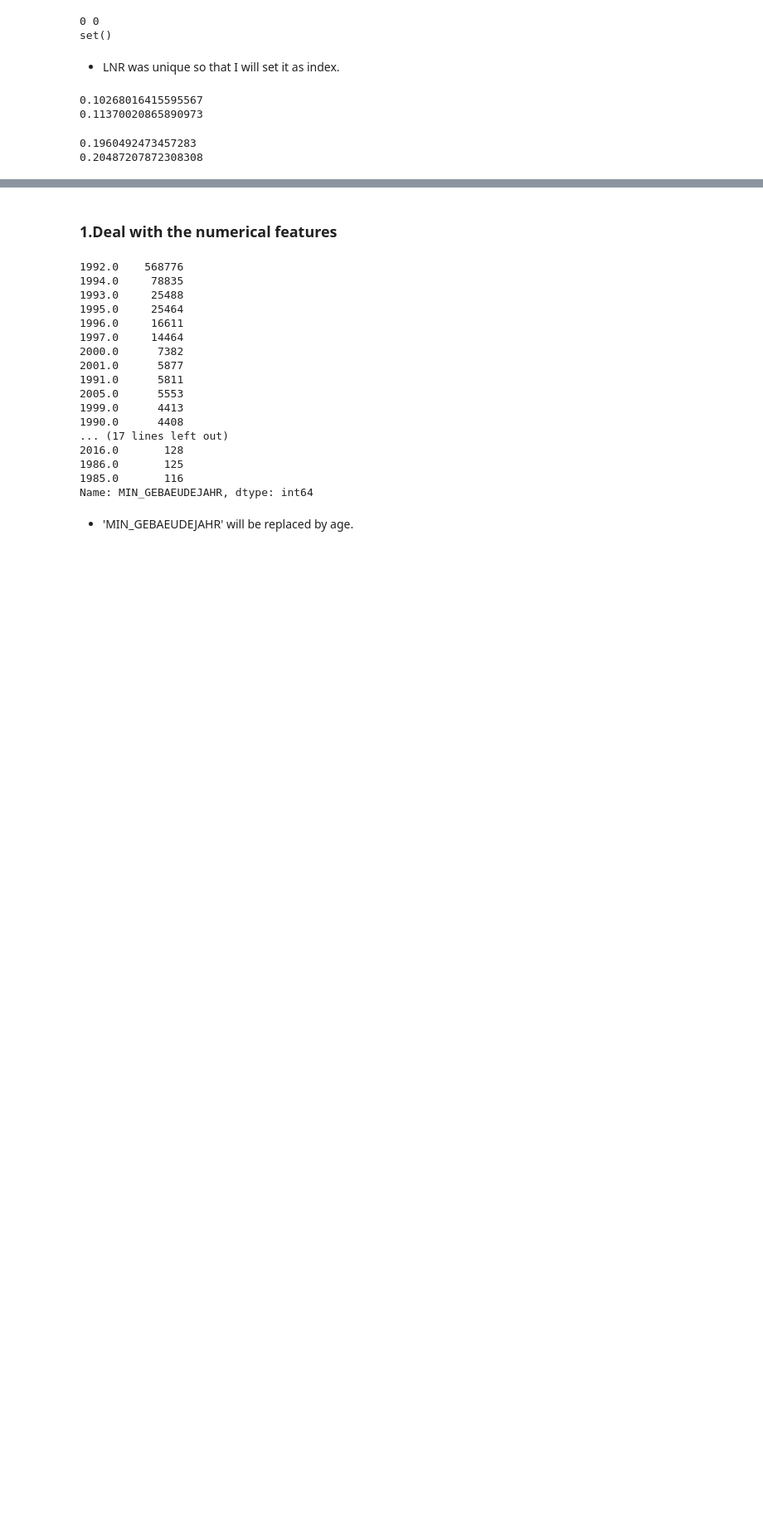
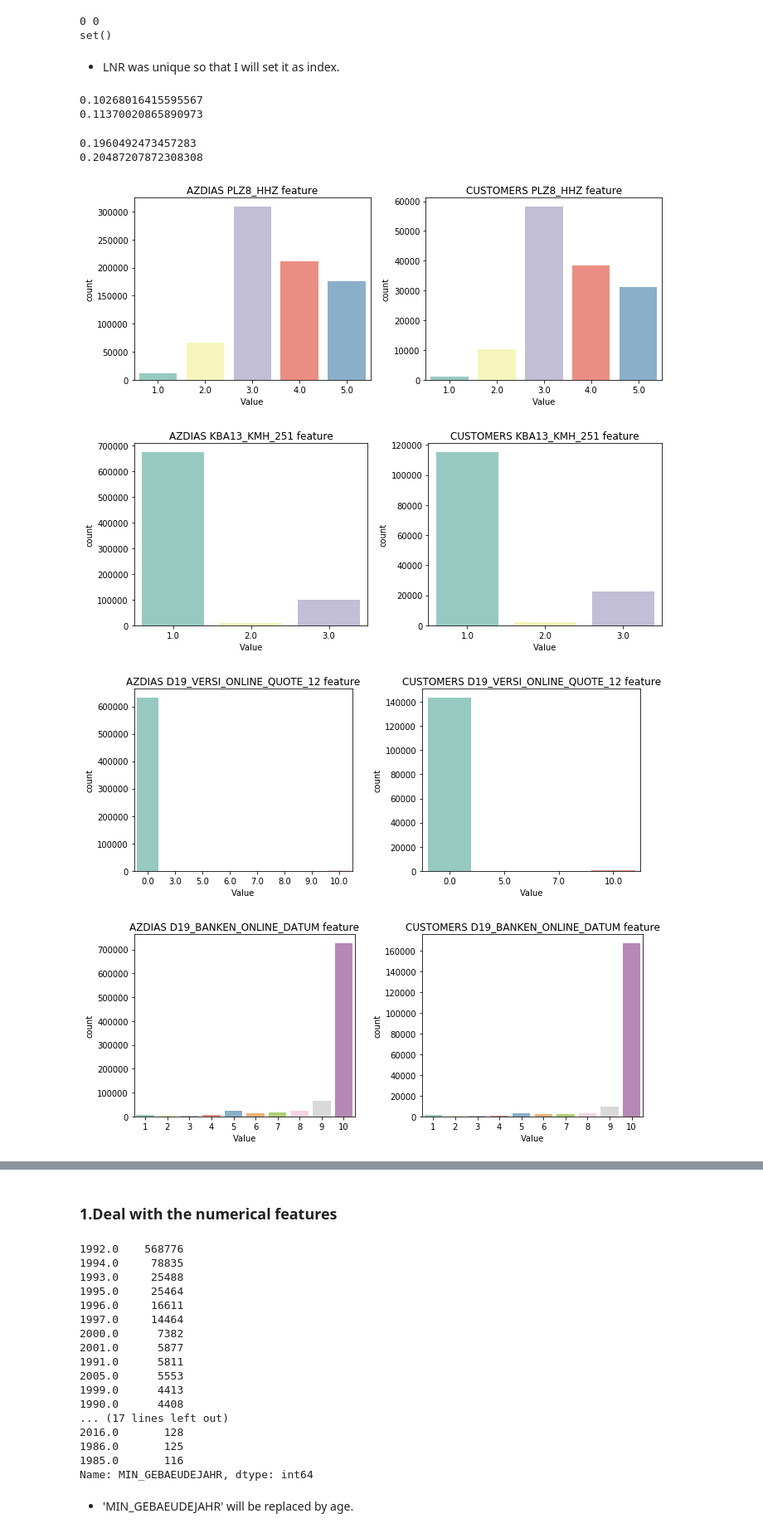
Before and after one commit to xueweiyema/ArvatoProject, a Jupyter notebook: Arvato Project Workbook.ipynb, the cells around one changed output, grey strips where cells are left out. Shown at 83% size. Saved outputs shown, nothing was run; the diff lists cells and outputs as text; code cells hidden in the pictures; blank space fills up the shorter version.

```diff
--- a/Arvato Project Workbook.ipynb
+++ b/Arvato Project Workbook.ipynb
@@ -214,3 +218,14 @@ print(my_customers.isnull().mean().mean())
 # %% [output]
 0.1960492473457283
 0.20487207872308308
+# %%
+def azdias_customers_plot(column):
+    fig, (ax1, ax2) = plt.subplots(figsize=(10,4), ncols=2)
+    sns.countplot(x = column, data=azdias, ax=ax1, palette="Set3")
+    ax1.set_xlabel('Value')
+    ax1.set_title('AZDIAS '+column+' feature')
+    sns.countplot(x = column, data=customers, ax=ax2, palette="Set3")
+    ax2.set_xlabel('Value')
+    ax2.set_title('CUSTOMERS '+column+' feature')
+    fig.tight_layout()
+    plt.show()
@@ -216,0 +234,8 @@ print(my_customers.isnull().mean().mean())
+# %%
+for i in random.sample(range(0,len(azdias.columns)-1),10):
+    azdias_customers_plot(azdias.columns[i])
+# %% [output]
+[figure, added]
+[figure, added]
+[figure, added]
+[figure, added]
```
Also changed, not shown: parts of 53 cells of this notebook, 1 other file.
